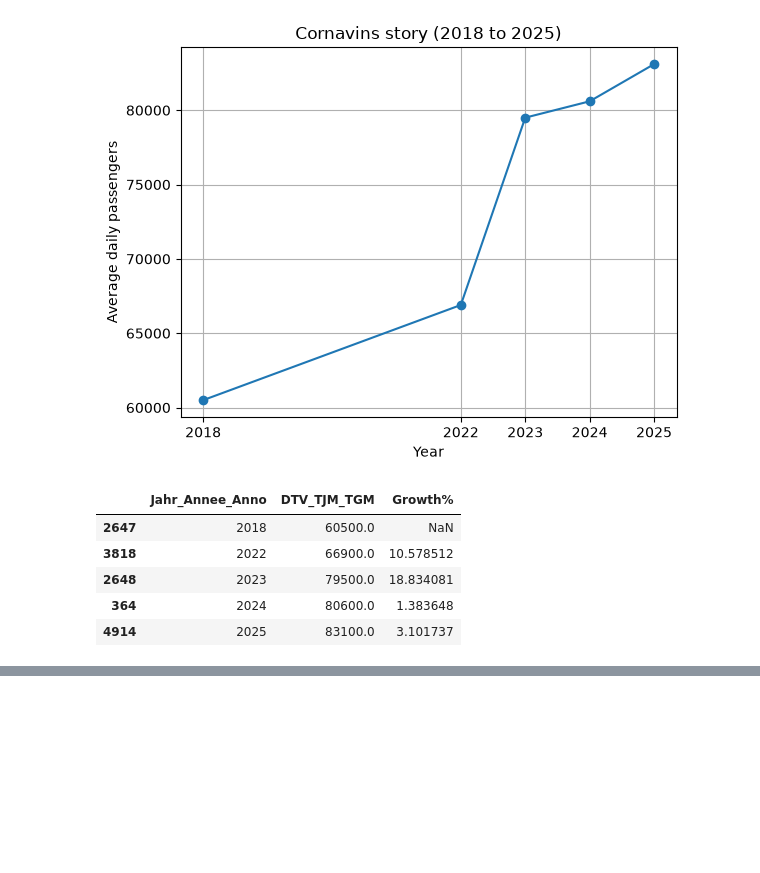
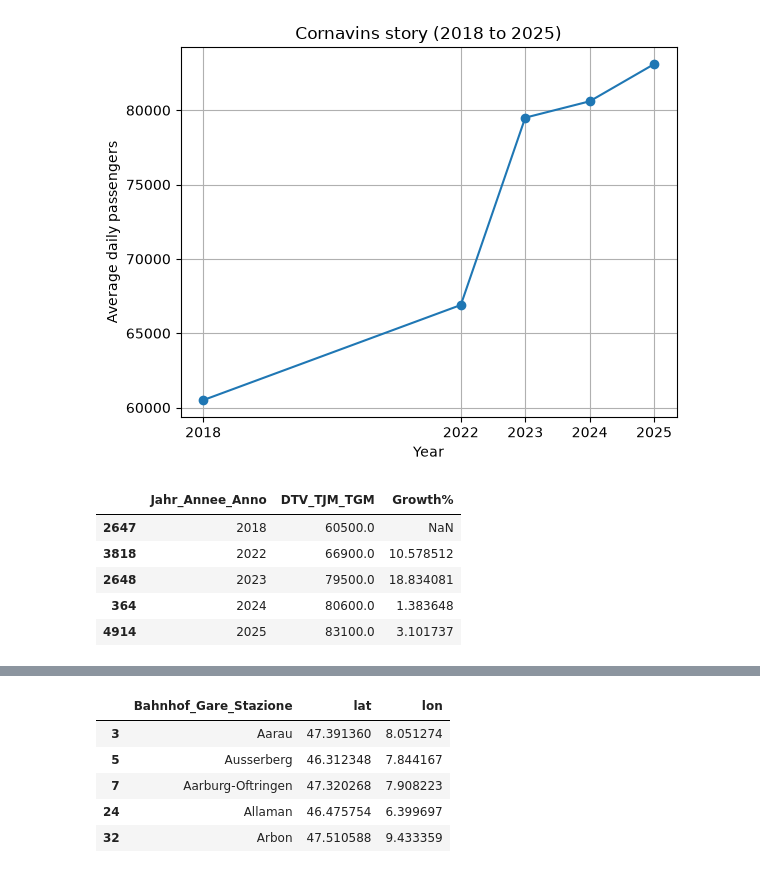
Before and after one commit to fatimaalame/seminaire-de-programmation, a Jupyter notebook: CW2_Ticket2Ride/ticket2ride.ipynb, the cells around one changed output, grey strips where cells are left out. Saved outputs shown, nothing was run; the diff lists cells and outputs as text; code cells hidden in the pictures; blank space fills up the shorter version.

```diff
--- a/CW2_Ticket2Ride/ticket2ride.ipynb
+++ b/CW2_Ticket2Ride/ticket2ride.ipynb
@@ -181,0 +184,6 @@ And, we couldn't analyse 2019, 2020, 2021 because the dataset didnt include them
+# %%
+# on charge pandas (pd) pour les tableaux et matplotlib (plt) pour les graphiques
+import pandas as pd
+import matplotlib.pyplot as plt
+# on lit le fichier passagierfrequenz.csv (ses colonnes sont séparées par des ;)
+df = pd.read_csv("data/passagierfrequenz.csv", sep=";")
@@ -181,0 +218,12 @@ And, we couldn't analyse 2019, 2020, 2021 because the dataset didnt include them
+# %%
+# on transforme les textes en nombres et on crée les colonnes lat et lon. Ensuite vérification.
+df_2025["lat"] = coord[0].astype(float)
+df_2025["lon"] = coord[1].astype(float)
+df_2025[["Bahnhof_Gare_Stazione", "lat", "lon"]].head()
+# %% [output]
+|  | Bahnhof_Gare_Stazione | lat | lon |
+| 3 | Aarau | 47.391360 | 8.051274 |
+| 5 | Ausserberg | 46.312348 | 7.844167 |
+| 7 | Aarburg-Oftringen | 47.320268 | 7.908223 |
+| 24 | Allaman | 46.475754 | 6.399697 |
+| 32 | Arbon | 47.510588 | 9.433359 |
```
Also changed, not shown: parts of 8 cells of this notebook, 1 other file.
